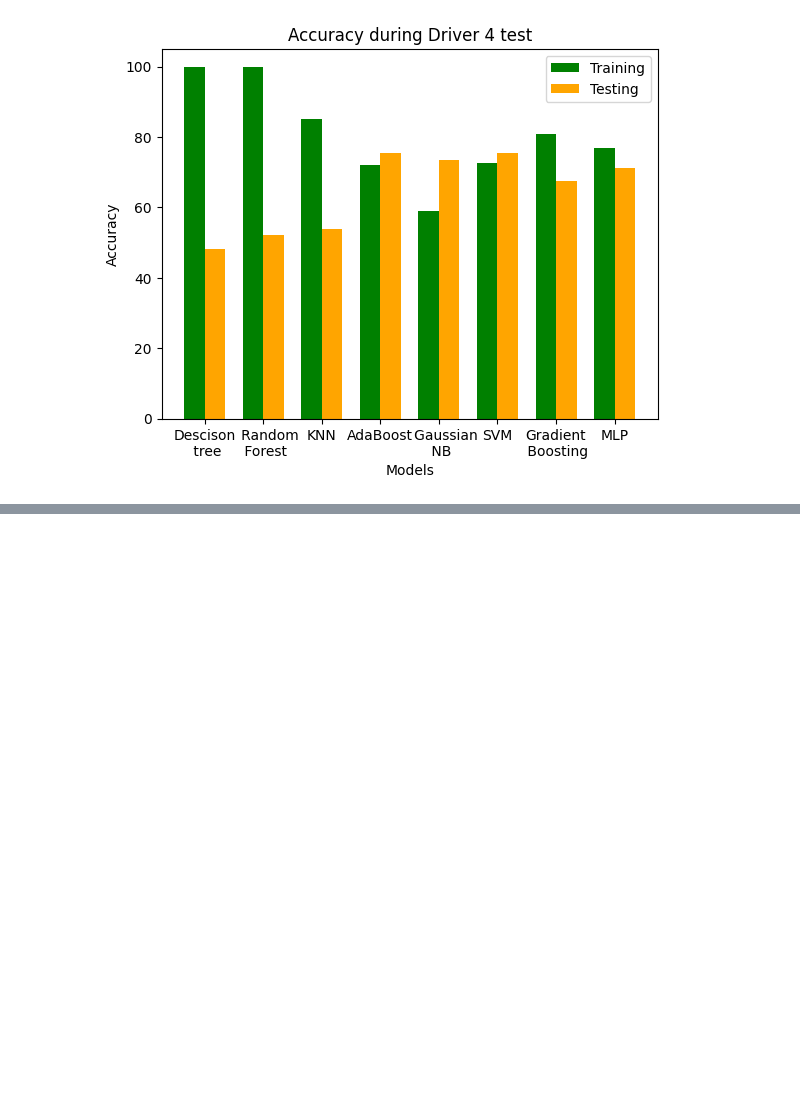
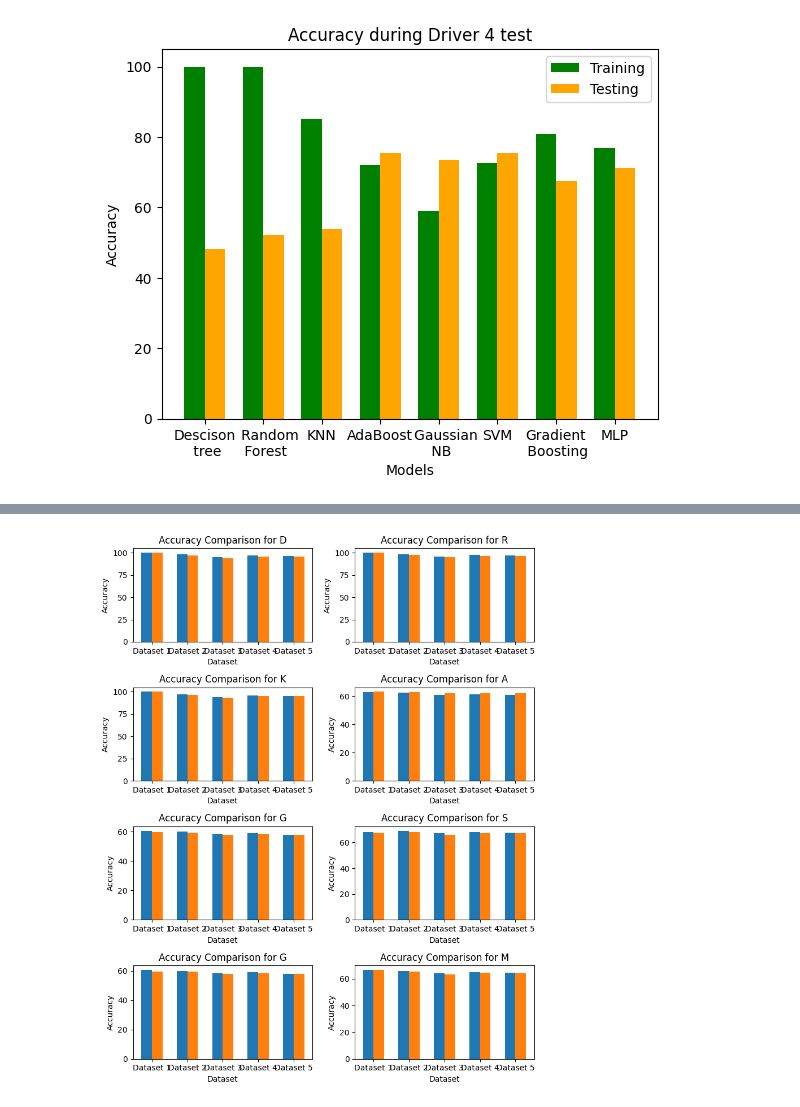
Before and after one commit to YamanSahu/MTP-Work, a Jupyter notebook: data_analysis.ipynb, the cells around one changed output, grey strips where cells are left out. Saved outputs shown, nothing was run; the diff lists cells and outputs as text; code cells hidden in the pictures; blank space fills up the shorter version.

```diff
--- a/data_analysis.ipynb
+++ b/data_analysis.ipynb
@@ -418,0 +465,46 @@ plt.show()
+# %%
+import matplotlib.pyplot as plt
+import numpy as np
+
+# Sample data for five datasets
+data_sets = [
+    [['Decision Tree', 100.0, 100.0], ['Random Forest', 100.0, 100.0], ['KNN', 100.0, 100.0], ['AdaBoost', 62.75485886776465, 63.1409860373162], ['Gaussian NB', 60.631255626754225, 59.594711479055974], ['SVM', 68.21479637769421, 67.40392932163599], ['Gradient Boosting', 81.9679076417942, 80.78586432719635], ['MLP', 66.69491076629774, 66.60076609415543]],
+    [['Decision Tree', 98.0, 97.0], ['Random Forest', 98.5, 97.5], ['KNN', 97.0, 96.5], ['AdaBoost', 62.5, 63.0], ['Gaussian NB', 60.0, 59.5], ['SVM', 69.0, 68.0], ['Gradient Boosting', 82.0, 81.0], ['MLP', 66.0, 65.5]],
+    [['Decision Tree', 95.0, 94.0], ['Random Forest', 96.0, 95.0], ['KNN', 94.0, 93.5], ['AdaBoost', 61.0, 62.0], ['Gaussian NB', 58.5, 58.0], ['SVM', 67.0, 66.0], ['Gradient Boosting', 80.0, 79.0], ['MLP', 64.0, 63.5]],
+    [['Decision Tree', 97.0, 96.0], ['Random Forest', 97.5, 96.5], ['KNN', 96.0, 95.5], ['AdaBoost', 61.5, 62.0], ['Gaussian NB', 59.0, 58.5], ['SVM', 68.0, 67.0], ['Gradient Boosting', 81.0, 80.0], ['MLP', 65.0, 64.5]],
+    [['Decision Tree', 96.5, 95.5], ['Random Forest', 97.0, 96.5], ['KNN', 95.5, 95.0], ['AdaBoost', 61.0, 62.0], ['Gaussian NB', 58.0, 58.0], ['SVM', 67.5, 67.0], ['Gradient Boosting', 80.5, 79.5], ['MLP', 64.5, 64.0]]
+]
+
+# Extracting model names
+model_names = [data[0][0] for data in data_sets[0]]
+
+# Calculate number of rows and columns for subplots
+num_rows = 4
+num_cols = 2
+
+fig, axes = plt.subplots(num_rows, num_cols, figsize=(8, 10))  # Reduced height and width
+
+# Flatten axes to simplify indexing
+axes = axes.flatten()
+
+bar_width = 0.3  # Set the bar width
+
+for i, model_name in enumerate(model_names):
+    # Extracting accuracies for the current model
+    model_data = [data_set[model_names.index(model_name)][1:] for data_set in data_sets]
+
+    # Plotting
+    axes[i].bar(np.arange(len(data_sets)), [x[0] for x in model_data], width=bar_width, label='Train Accuracy')
+    axes[i].bar(np.arange(len(data_sets)) + bar_width, [x[1] for x in model_data], width=bar_width, label='Test Accuracy')
+
+    axes[i].set_title(f'Accuracy Comparison for {model_name}')
+    axes[i].set_xlabel('Dataset')
+    axes[i].set_ylabel('Accuracy')
+    axes[i].set_xticks(np.arange(len(data_sets)) + bar_width / 2)
+    axes[i].set_xticklabels([f'Dataset {j+1}' for j in range(len(data_sets))])
+    # axes[i].legend()
+
+plt.tight_layout()
+plt.show()
+# %% [output]
+[figure, added]
```
Also changed, not shown: parts of 2 cells of this notebook, 28 other files.
